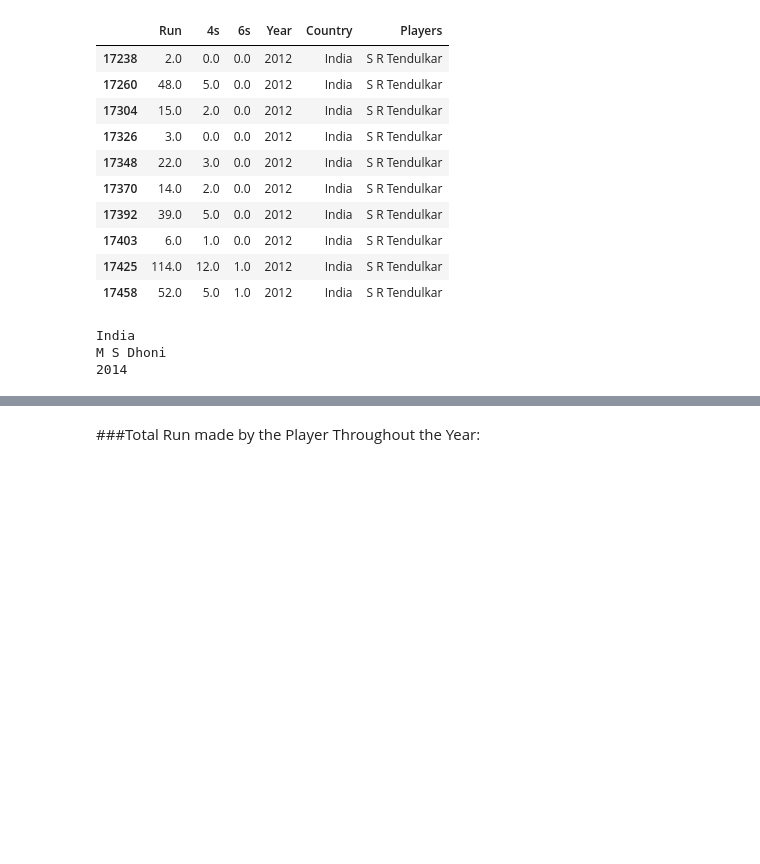
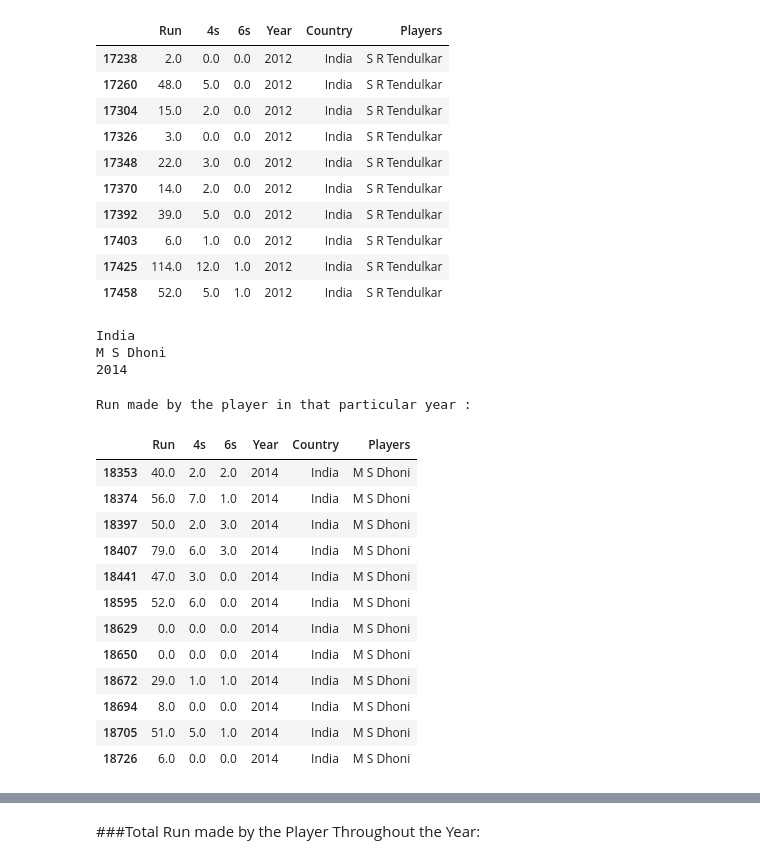
Before and after one commit to priyanshgupta1998/Machine_learning, a Jupyter notebook: ODI_Country_Records.ipynb, the cells around one changed output, grey strips where cells are left out. Cells and saved outputs as stored; diff of their text form; code cells hidden in the pictures; blank space fills up the shorter version.

```diff
--- a/ODI_Country_Records.ipynb
+++ b/ODI_Country_Records.ipynb
@@ -583,6 +584,24 @@ year_name = int(input())
 India
 M S Dhoni
 2014
+# %%
+print('Run made by the player in that particular year : ')
+df[(df['Country']==country_name) & (df['Players']==player_name) & (df['Year']==year_name)]
+# %% [output]
+Run made by the player in that particular year :
+|  | Run | 4s | 6s | Year | Country | Players |
+| 18353 | 40.0 | 2.0 | 2.0 | 2014 | India | M S Dhoni |
+| 18374 | 56.0 | 7.0 | 1.0 | 2014 | India | M S Dhoni |
+| 18397 | 50.0 | 2.0 | 3.0 | 2014 | India | M S Dhoni |
+| 18407 | 79.0 | 6.0 | 3.0 | 2014 | India | M S Dhoni |
+| 18441 | 47.0 | 3.0 | 0.0 | 2014 | India | M S Dhoni |
+| 18595 | 52.0 | 6.0 | 0.0 | 2014 | India | M S Dhoni |
+| 18629 | 0.0 | 0.0 | 0.0 | 2014 | India | M S Dhoni |
+| 18650 | 0.0 | 0.0 | 0.0 | 2014 | India | M S Dhoni |
+| 18672 | 29.0 | 1.0 | 1.0 | 2014 | India | M S Dhoni |
+| 18694 | 8.0 | 0.0 | 0.0 | 2014 | India | M S Dhoni |
+| 18705 | 51.0 | 5.0 | 1.0 | 2014 | India | M S Dhoni |
+| 18726 | 6.0 | 0.0 | 0.0 | 2014 | India | M S Dhoni |
 # %%
 print('Run made by the player in that particular year : ')
 df[(df['Country']==country_name) & (df['Players']==player_name) & (df['Year']==year_name)].Run
```
Also changed, not shown: parts of 8 cells of this notebook.
